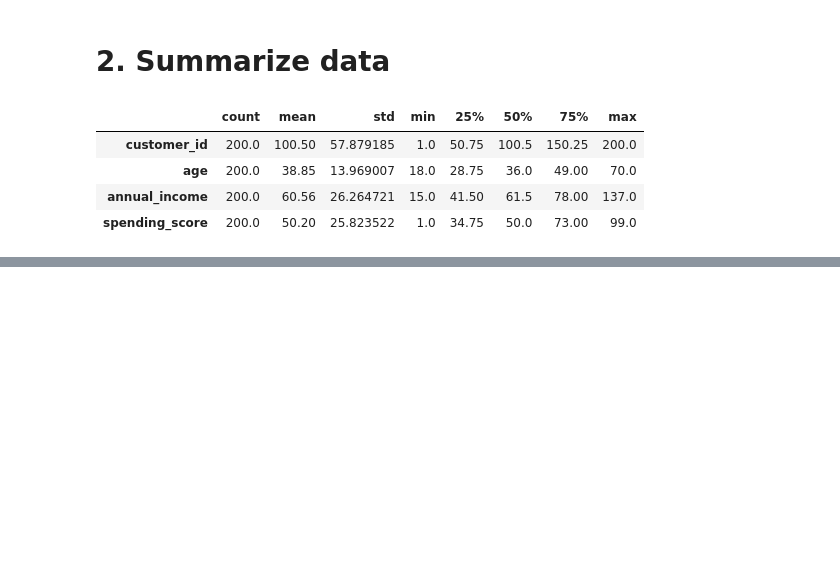
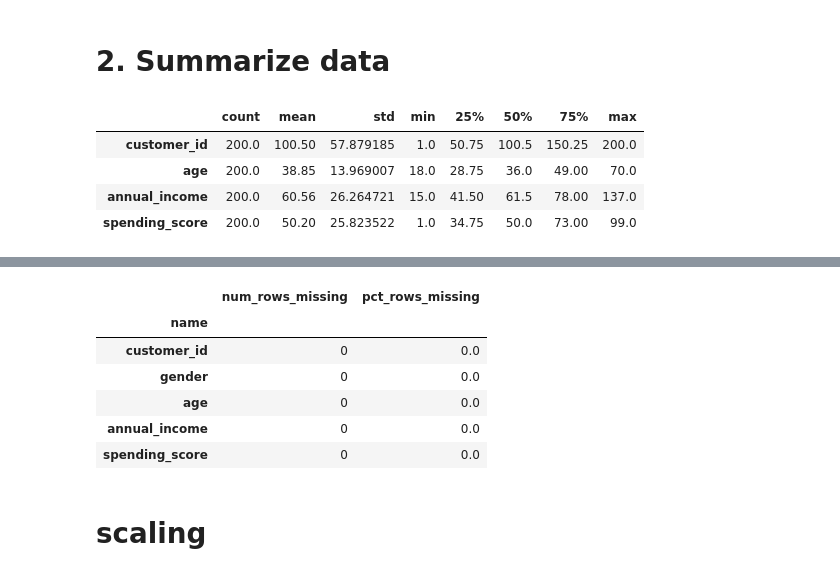
Before and after one commit to wherrickjr/clustering-exercises, a Jupyter notebook: zillow.ipynb, the cells around one changed output, grey strips where cells are left out. Cells and saved outputs as stored; diff of their text form; code cells hidden in the pictures; blank space fills up the shorter version.

```diff
--- a/zillow.ipynb
+++ b/zillow.ipynb
@@ -307,0 +350,4 @@ spending_score
+# %%
+#identify numeric columns only
+num_df = mall_df.select_dtypes(exclude=object)
+num_df.info()
@@ -307,0 +489,48 @@ spending_score
+# %%
+#Create the function
+def null_counter(df):
+    '''
+    This function takes in a dataframe
+    then calculate number and percent of values missing from each column
+    and returns a dataframe with that information
+    '''
+    #name our columns
+    new_columns = ['name', 'num_rows_missing', 'pct_rows_missing']
+
+    #turn those columns into a dataframe
+    new_df = pd.DataFrame(columns=new_columns)
+
+    #create the for loop
+    for col in list(df.columns):
+        #that gets a sum of nulls in each column
+        num_missing = df[col].isna().sum()
+        #and the percentage of those missing values
+        pct_missing = num_missing / df.shape[0]
+
+        #create the dataframe with our info
+        add_df = pd.DataFrame([{'name': col, 'num_rows_missing': num_missing,
+                               'pct_rows_missing': pct_missing}])
+
+        #and combine that with our initial dataframe
+        new_df = pd.concat([new_df, add_df], axis=0)
+
+    #set the index on name
+    new_df.set_index('name', inplace=True)
+
+    return new_df
+# %%
+#use null value counter function
+null_malldf = null_counter(mall_df)
+
+#take a look
+null_malldf.sort_values(by='pct_rows_missing', ascending=False)
+# %% [output]
+|  | num_rows_missing | pct_rows_missing |
+| name |  |  |
+| customer_id | 0 | 0.0 |
+| gender | 0 | 0.0 |
+| age | 0 | 0.0 |
+| annual_income | 0 | 0.0 |
+| spending_score | 0 | 0.0 |
+# %% [markdown]
+# scaling
```
Also changed, not shown: parts of 25 cells of this notebook.
